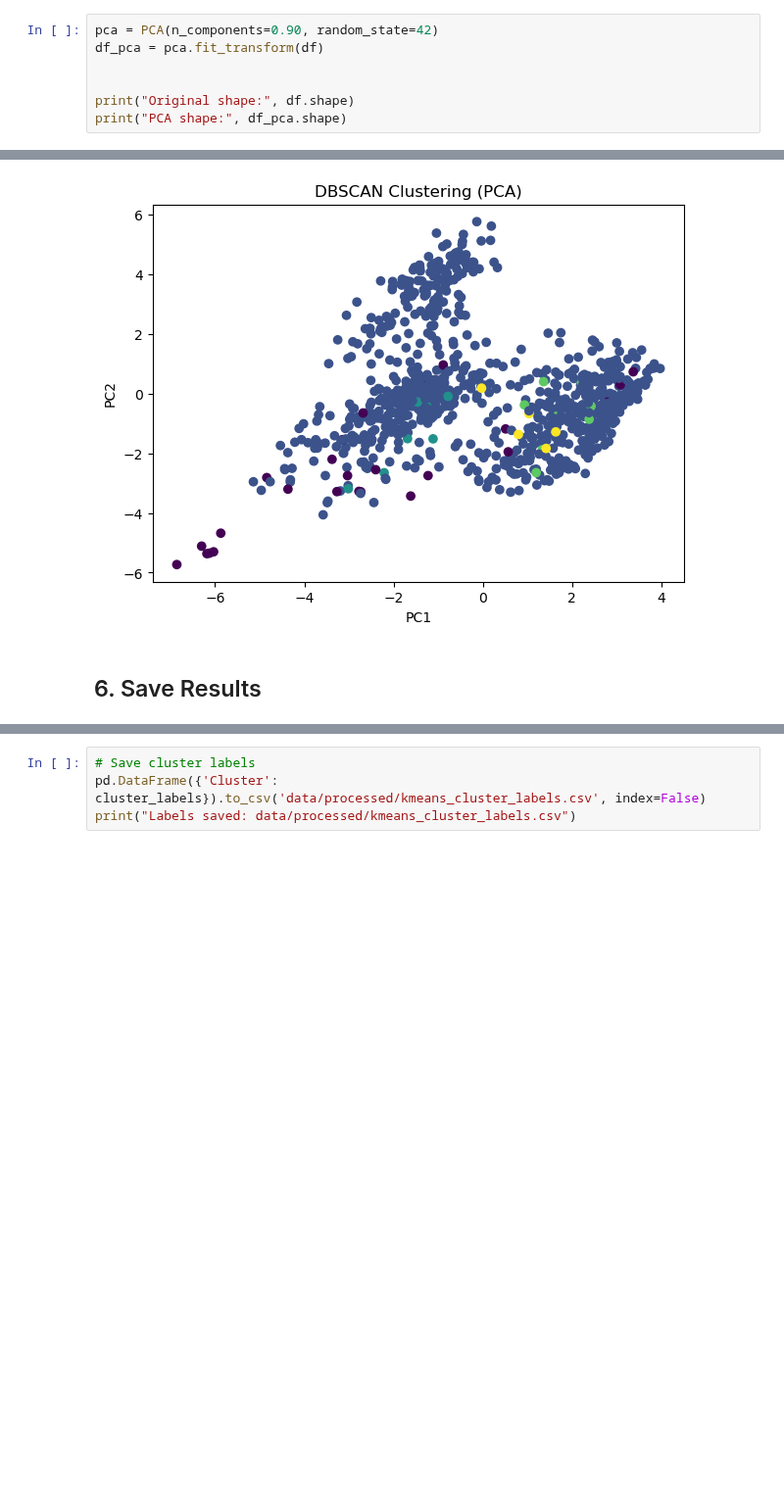
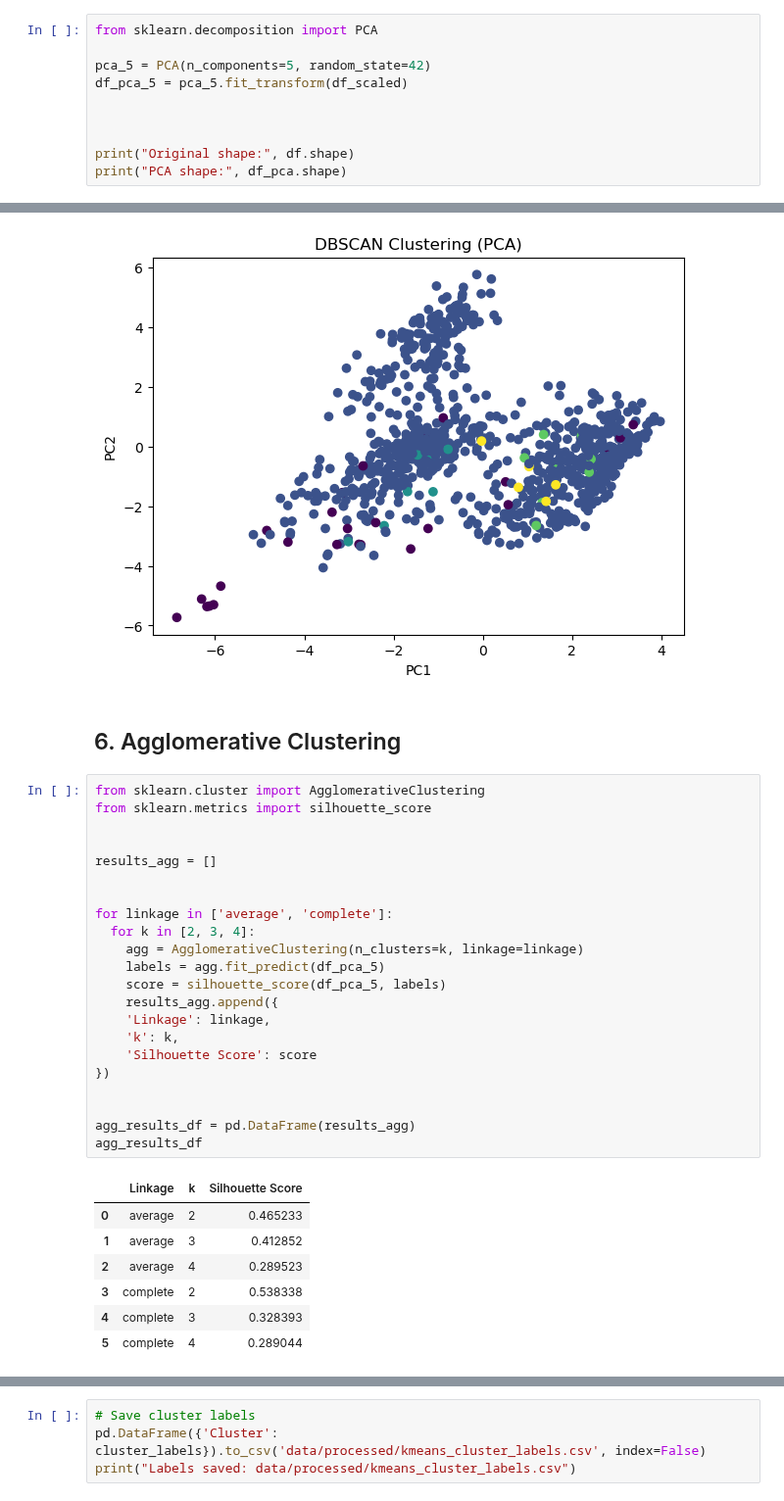
Before and after one commit to alberehap/Project-ML, a Jupyter notebook: unsupervised_models.ipynb, the cells around one changed output, grey strips where cells are left out. Shown at 98% size. Cells and saved outputs as stored; diff of their text form; blank space fills up the shorter version.

```diff
--- a/unsupervised_models.ipynb
+++ b/unsupervised_models.ipynb
@@ -27,8 +43,11 @@ Dataset shape: (910, 43)
 # %% [markdown]
 ## 3. Dimensionality Reduction (PCA)
 # %%
-pca = PCA(n_components=0.90, random_state=42)
-df_pca = pca.fit_transform(df)
+from sklearn.decomposition import PCA
+
+pca_5 = PCA(n_components=5, random_state=42)
+df_pca_5 = pca_5.fit_transform(df_scaled)
+
 
 
 print("Original shape:", df.shape)
@@ -193,5 +212,35 @@ plt.show()
 # %% [output]
 [figure]
 # %% [markdown]
-## 6. Save Results
+## 6. Agglomerative Clustering
+# %%
+from sklearn.cluster import AgglomerativeClustering
+from sklearn.metrics import silhouette_score
+
+
+results_agg = []
+
+
+for linkage in ['average', 'complete']:
+  for k in [2, 3, 4]:
+    agg = AgglomerativeClustering(n_clusters=k, linkage=linkage)
+    labels = agg.fit_predict(df_pca_5)
+    score = silhouette_score(df_pca_5, labels)
+    results_agg.append({
+    'Linkage': linkage,
+    'k': k,
+    'Silhouette Score': score
+})
+
+
+agg_results_df = pd.DataFrame(results_agg)
+agg_results_df
+# %% [output]
+|  | Linkage | k | Silhouette Score |
+| 0 | average | 2 | 0.465233 |
+| 1 | average | 3 | 0.412852 |
+| 2 | average | 4 | 0.289523 |
+| 3 | complete | 2 | 0.538338 |
+| 4 | complete | 3 | 0.328393 |
+| 5 | complete | 4 | 0.289044 |
 # %%
```
Also changed, not shown: parts of 6 cells of this notebook, 1 other file.
